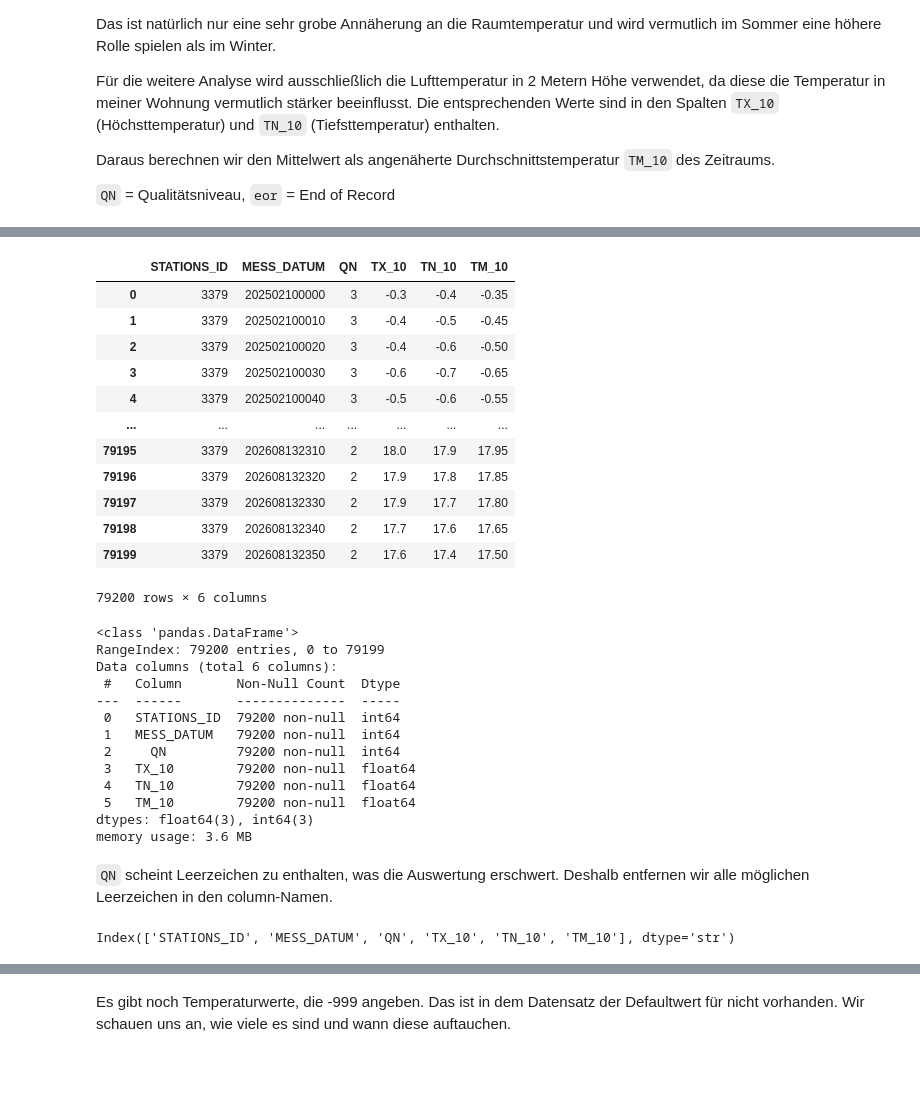
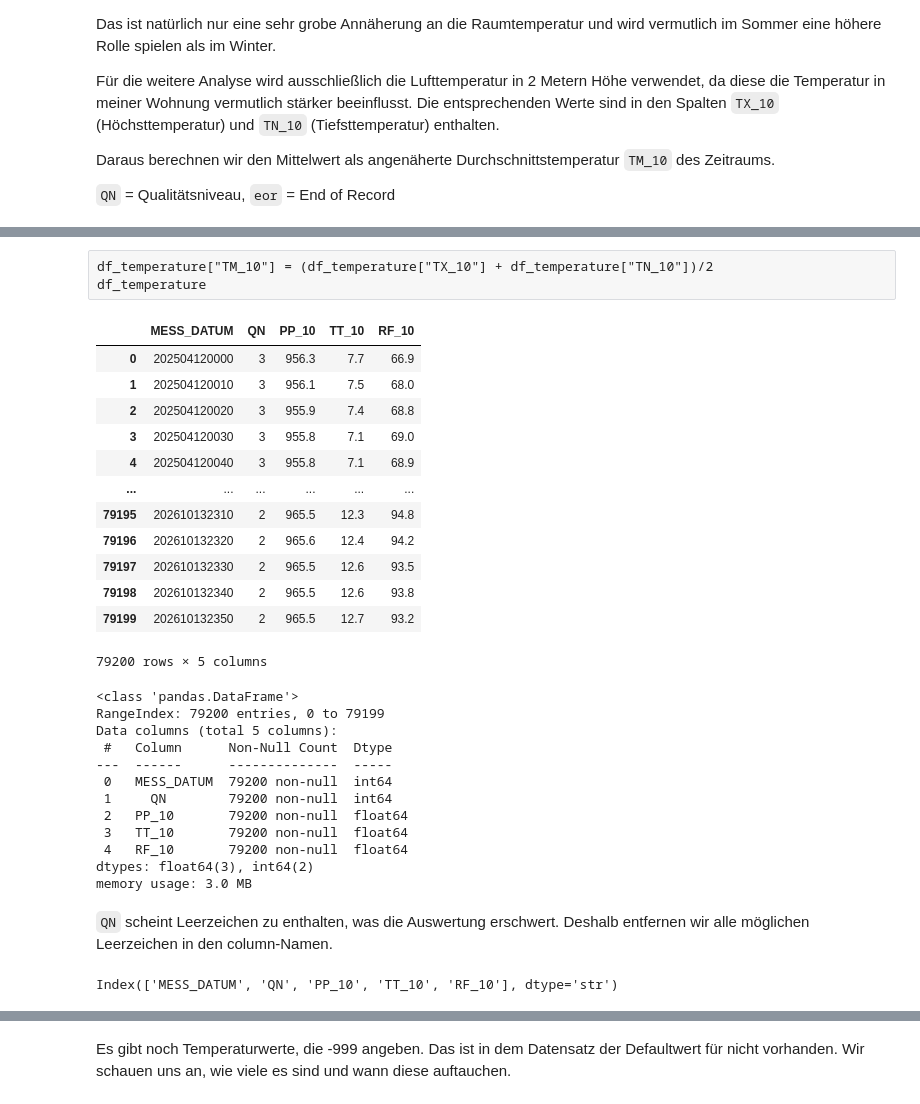
Before and after one commit to MoeHome/data_analysis_project, a Jupyter notebook: clean_and_join_data.ipynb, the cells around one changed output, grey strips where cells are left out. Drawn from its saved outputs; the diff is of its cells as text; code cells hidden in the pictures; blank space fills up the shorter version.

Commit message:
updated import to not load imported data again; updated cleaning

```diff
--- a/clean_and_join_data.ipynb
+++ b/clean_and_join_data.ipynb
@@ -351,6 +368,3 @@ Für die weitere Analyse wird ausschließlich die Lufttemperatur in 2 Metern Hö
 Daraus berechnen wir den Mittelwert als angenäherte Durchschnittstemperatur `TM_10` des Zeitraums.
 
 `QN` = Qualitätsniveau, `eor` = End of Record
-# %%
-df_temperature["TM_10"] = (df_temperature["TX_10"] + df_temperature["TN_10"])/2
-df_temperature
@@ -371,43 +380,45 @@ df_temperature
+# %% [raw]
+df_temperature["TM_10"] = (df_temperature["TX_10"] + df_temperature["TN_10"])/2
+df_temperature
 # %%
-df_temperature.drop(columns=['TX5_10', 'TN5_10', 'eor'], inplace=True, errors='ignore')
+df_temperature.drop(columns=['STATIONS_ID','TM5_10', 'TD_10', 'eor'], inplace=True, errors='ignore')
 df_temperature
 # %% [output]
-|  | STATIONS_ID | MESS_DATUM | QN | TX_10 | TN_10 | TM_10 |
-| 0 | 3379 | 202502100000 | 3 | -0.3 | -0.4 | -0.35 |
-| 1 | 3379 | 202502100010 | 3 | -0.4 | -0.5 | -0.45 |
-| 2 | 3379 | 202502100020 | 3 | -0.4 | -0.6 | -0.50 |
-| 3 | 3379 | 202502100030 | 3 | -0.6 | -0.7 | -0.65 |
-| 4 | 3379 | 202502100040 | 3 | -0.5 | -0.6 | -0.55 |
-| ... | ... | ... | ... | ... | ... | ... |
-| 79195 | 3379 | 202608132310 | 2 | 18.0 | 17.9 | 17.95 |
-| 79196 | 3379 | 202608132320 | 2 | 17.9 | 17.8 | 17.85 |
-| 79197 | 3379 | 202608132330 | 2 | 17.9 | 17.7 | 17.80 |
-| 79198 | 3379 | 202608132340 | 2 | 17.7 | 17.6 | 17.65 |
-| 79199 | 3379 | 202608132350 | 2 | 17.6 | 17.4 | 17.50 |
+|  | MESS_DATUM | QN | PP_10 | TT_10 | RF_10 |
+| 0 | 202504120000 | 3 | 956.3 | 7.7 | 66.9 |
+| 1 | 202504120010 | 3 | 956.1 | 7.5 | 68.0 |
+| 2 | 202504120020 | 3 | 955.9 | 7.4 | 68.8 |
+| 3 | 202504120030 | 3 | 955.8 | 7.1 | 69.0 |
+| 4 | 202504120040 | 3 | 955.8 | 7.1 | 68.9 |
+| ... | ... | ... | ... | ... | ... |
+| 79195 | 202610132310 | 2 | 965.5 | 12.3 | 94.8 |
+| 79196 | 202610132320 | 2 | 965.6 | 12.4 | 94.2 |
+| 79197 | 202610132330 | 2 | 965.5 | 12.6 | 93.5 |
+| 79198 | 202610132340 | 2 | 965.5 | 12.6 | 93.8 |
+| 79199 | 202610132350 | 2 | 965.5 | 12.7 | 93.2 |
-79200 rows × 6 columns
+79200 rows × 5 columns
 # %%
 df_temperature.info()
 # %% [output]
 <class 'pandas.DataFrame'>
 RangeIndex: 79200 entries, 0 to 79199
-Data columns (total 6 columns):
- #   Column       Non-Null Count  Dtype
----  ------       --------------  -----
- 0   STATIONS_ID  79200 non-null  int64
- 1   MESS_DATUM   79200 non-null  int64
- 2     QN         79200 non-null  int64
- 3   TX_10        79200 non-null  float64
- 4   TN_10        79200 non-null  float64
- 5   TM_10        79200 non-null  float64
-dtypes: float64(3), int64(3)
-memory usage: 3.6 MB
+Data columns (total 5 columns):
+ #   Column      Non-Null Count  Dtype
+---  ------      --------------  -----
+ 0   MESS_DATUM  79200 non-null  int64
+ 1     QN        79200 non-null  int64
+ 2   PP_10       79200 non-null  float64
+ 3   TT_10       79200 non-null  float64
+ 4   RF_10       79200 non-null  float64
+dtypes: float64(3), int64(2)
+memory usage: 3.0 MB
 # %% [markdown]
 `QN` scheint Leerzeichen zu enthalten, was die Auswertung erschwert. Deshalb entfernen wir alle möglichen Leerzeichen in den column-Namen.
 # %%
 df_temperature.columns = df_temperature.columns.str.strip()
 df_temperature.columns
 # %% [output]
-Index(['STATIONS_ID', 'MESS_DATUM', 'QN', 'TX_10', 'TN_10', 'TM_10'], dtype='str')
+Index(['MESS_DATUM', 'QN', 'PP_10', 'TT_10', 'RF_10'], dtype='str')
 # %%
 # 1. Datumsformate in echte datetime-Objekte umwandeln
 df_temperature['MESS_DATUM'] = pd.to_datetime(df_temperature['MESS_DATUM'], format='%Y%m%d%H%M', utc=True)
```
Also changed, not shown: parts of 34 cells of this notebook, 3 other files.
